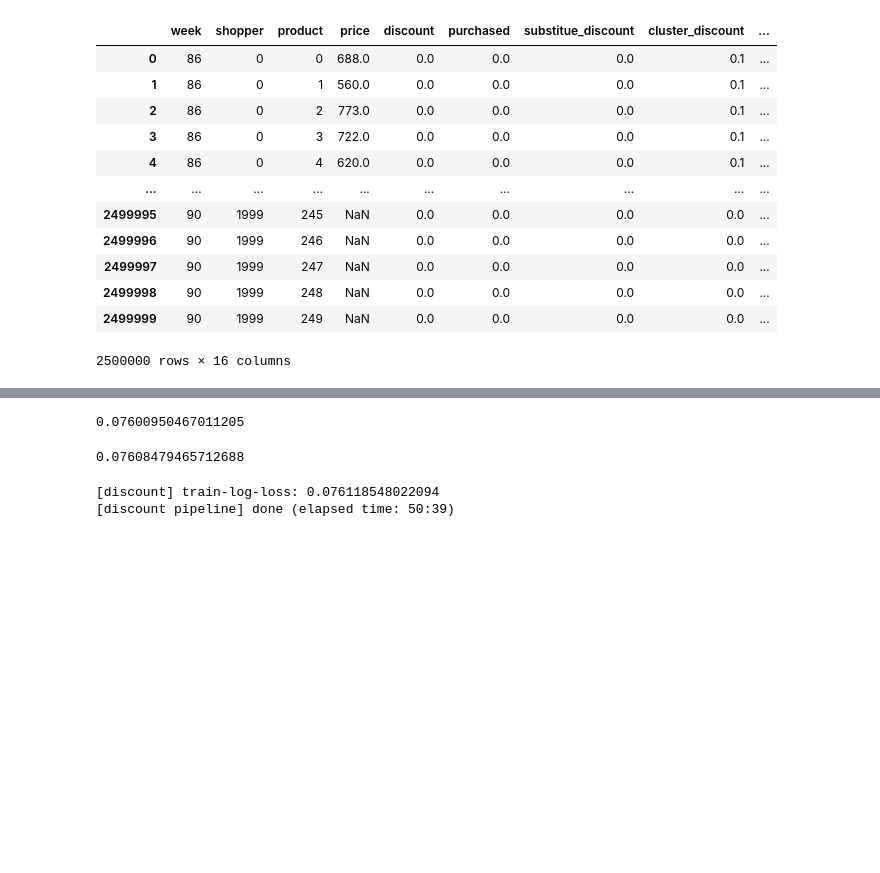
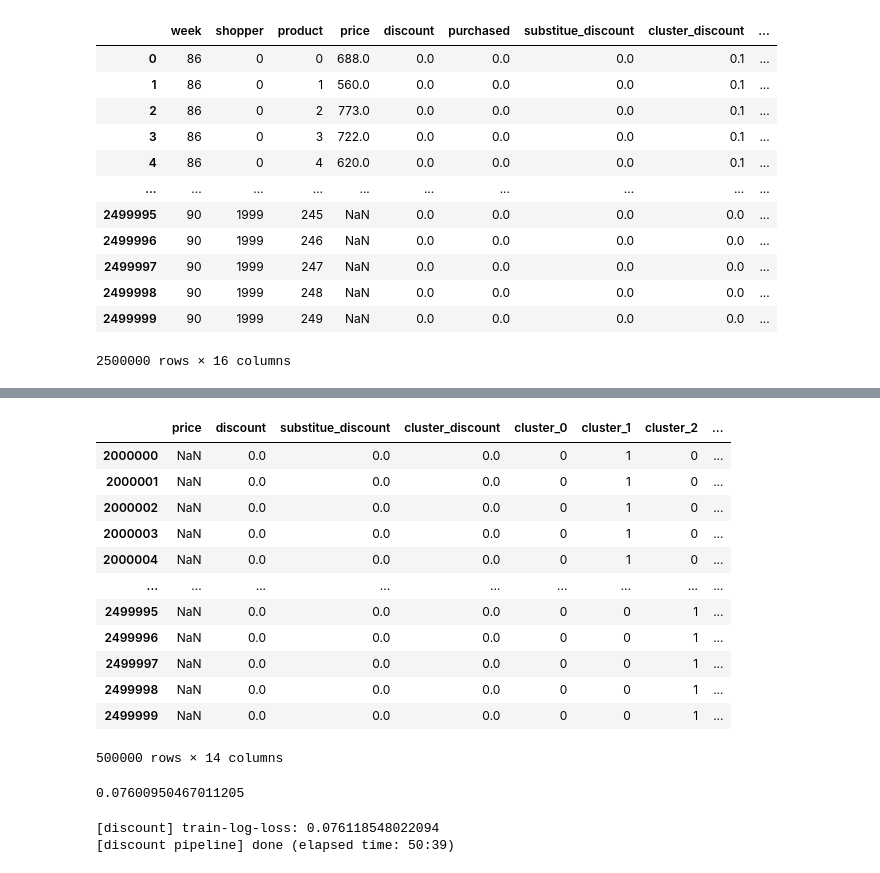
Before and after one commit to leonhagel/mlim-g2, a Jupyter notebook: code/discount-model_20210226_complete-pipeline_no-intermediary-results.ipynb, the cells around one changed output, grey strips where cells are left out. Cells and saved outputs as stored; diff of their text form; code cells hidden in the pictures; blank space fills up the shorter version.

```diff
--- a/code/discount-model_20210226_complete-pipeline_no-intermediary-results.ipynb
+++ b/code/discount-model_20210226_complete-pipeline_no-intermediary-results.ipynb
@@ -114,3 +60,19 @@ See the caveats in the documentation: https://pandas.pydata.org/pandas-docs/stab
+# %%
+X_test
+# %% [output]
+|  | price | discount | substitue_discount | cluster_discount | cluster_0 | cluster_1 | cluster_2 | ... |
+| 2000000 | NaN | 0.0 | 0.0 | 0.0 | 0 | 1 | 0 | ... |
+| 2000001 | NaN | 0.0 | 0.0 | 0.0 | 0 | 1 | 0 | ... |
+| 2000002 | NaN | 0.0 | 0.0 | 0.0 | 0 | 1 | 0 | ... |
+| 2000003 | NaN | 0.0 | 0.0 | 0.0 | 0 | 1 | 0 | ... |
+| 2000004 | NaN | 0.0 | 0.0 | 0.0 | 0 | 1 | 0 | ... |
+| ... | ... | ... | ... | ... | ... | ... | ... | ... |
+| 2499995 | NaN | 0.0 | 0.0 | 0.0 | 0 | 0 | 1 | ... |
+| 2499996 | NaN | 0.0 | 0.0 | 0.0 | 0 | 0 | 1 | ... |
+| 2499997 | NaN | 0.0 | 0.0 | 0.0 | 0 | 0 | 1 | ... |
+| 2499998 | NaN | 0.0 | 0.0 | 0.0 | 0 | 0 | 1 | ... |
+| 2499999 | NaN | 0.0 | 0.0 | 0.0 | 0 | 0 | 1 | ... |
+500000 rows × 14 columns
 # %%
 # FITTING THE MODEL
 model.fit(X_train, y_train)
@@ -119,14 +81,6 @@ score = model.get_score(y_train, y_hat)
 score
 # %% [output]
 0.07600950467011205
-# %%
-# FITTING THE MODEL # OLD score
-model.fit(X_train, y_train)
-y_hat = model.predict(X_train)
-score = model.get_score(y_train, y_hat)
-score
-# %% [output]
-0.07608479465712688
 # %%
 #### Cut - Refactoring ends here
 # %%
```
Also changed, not shown: parts of 7 cells of this notebook, 1 other file.
